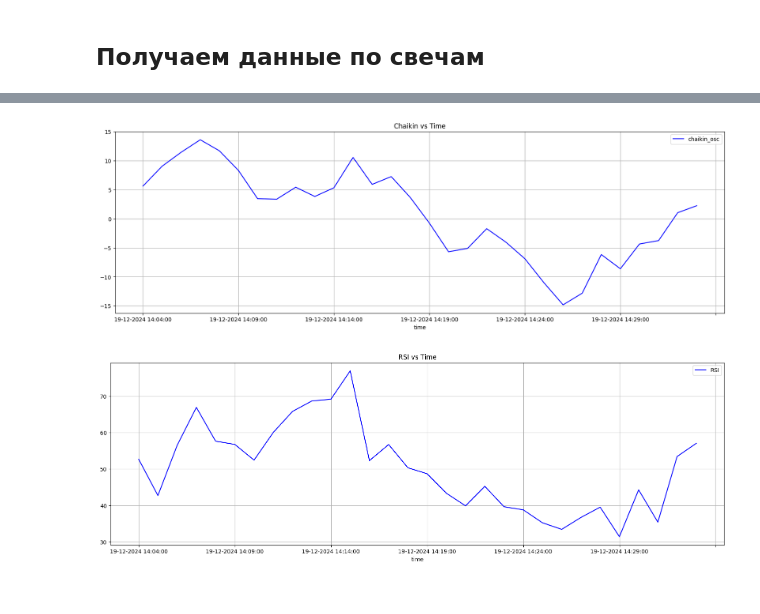
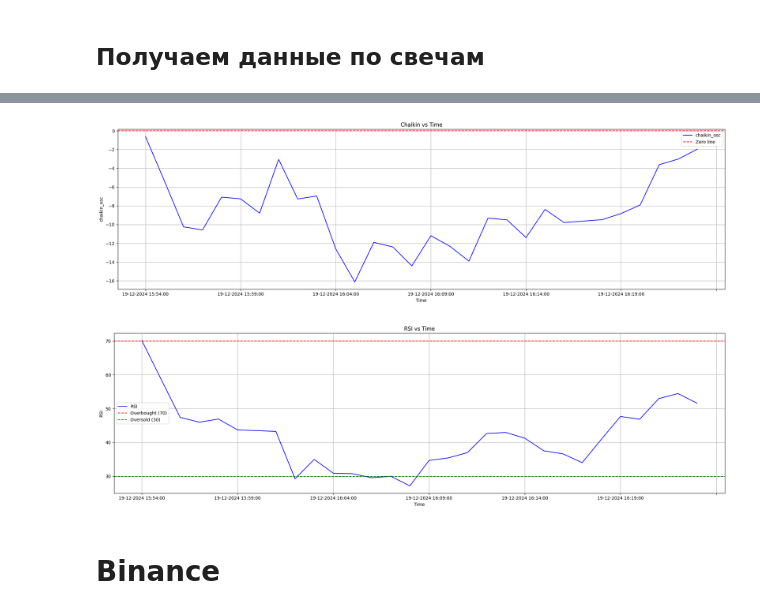
Before and after one commit to Rus-tam/trading_bot_fastapi, a Jupyter notebook: data_analysis/analysis.ipynb, the cells around one changed output, grey strips where cells are left out. Drawn from its saved outputs; the diff is of its cells as text; code cells hidden in the pictures.

```diff
--- a/data_analysis/analysis.ipynb
+++ b/data_analysis/analysis.ipynb
@@ -24,13 +24,13 @@ async def fetch_bybit_data(url, params):
 # %% [markdown]
 ## Функция для получения данных по свечам
 # %%
-async def get_kline(url,  symbol = "BTCUSDT", interval = "1", limit = 25):
+async def get_bybit_kline(url,  symbol = "BTCUSDT", interval = "1", limit = 25):
     params = {
         "category": "spot",
         "symbol": symbol,
         "interval": interval,
         "limit": limit,
     }
-    data = await fetch_bybit_data(url, params)
+    data = await fetch_data(url, params)
 
     return data
@@ -44,9 +55,7 @@ def format_kline_data(data):
     for elem in list:
         formatted_list.append(
             {
-                "time": datetime.fromtimestamp(int(elem[0]) / 1000).strftime(
-                    "%d-%m-%Y %H:%M:%S"
-                ),
+                "time": datetime.fromtimestamp(int(elem[0]) / 1000).strftime("%d-%m-%Y %H:%M:%S"),
                 "open": float(elem[1]),
                 "high": float(elem[2]),
                 "low": float(elem[3]),
@@ -61,7 +88,14 @@ def format_kline_data(data):
 ## Функция для формирования датафрейма
 # %%
 def make_dataframe(data):
+    df = 0
     dataframes = []
+
+    start_time_object = datetime.strptime(data[0]["time"], "%d-%m-%Y %H:%M:%S")
+    end_time_object = datetime.strptime(data[len(data) - 1]["time"], "%d-%m-%Y %H:%M:%S")
+
+    start_time_ms = int(start_time_object.timestamp() * 1000)
+    end_time_ms = int(end_time_object.timestamp() * 1000)
 
     for elem in data:
         elem["open"] = float(elem["open"])
@@ -73,7 +107,10 @@ def make_dataframe(data):
 
     initial_df = pd.concat(dataframes, ignore_index=True)
 
-    df = initial_df.iloc[::-1].reset_index(drop=True)
+    if start_time_ms > end_time_ms:
+        df = initial_df.iloc[::-1].reset_index(drop=True)
+    else:
+        df = initial_df
 
     return df
 # %% [markdown]
@@ -125,8 +162,8 @@ def rsi(df, period):
 # %%
 url = "https://api.bybit.com/v5/market/kline"
 
-kline_data = await get_kline(url, symbol="BTCUSDT", interval=1, limit=1000)
-klines = format_kline_data(kline_data)
+kline_data = await get_bybit_kline(url, symbol="BTCUSDT", interval=1, limit=1000)
+klines = format_kline_data(kline_data["result"])
 
 klines_df_0 = make_dataframe(klines)
 
@@ -159,15 +196,25 @@ print(klines_df_2[["time", "open", "close", "volume", "chaikin_osc", "RSI"]])
 # %%
 klines_df_2[-30:].plot(
     x='time',
     y='chaikin_osc',
     figsize=(20, 6),  # Размер графика
     title='Chaikin vs Time',  # Заголовок
     color='blue',  # Цвет линии
     linewidth=1.5,  # Толщина линии
     grid=True  # Включить сетку
 );
+
+# Добавление уровней 0
+plt.axhline(0, color='red', linestyle='--', label='Zero line')
+
+
+plt.legend()
+plt.xlabel('Time')
+plt.ylabel('chaikin_osc')
+plt.tight_layout()
+plt.show()
 # %% [output]
-[figure, old version]
+[figure, new version]
 # %%
 klines_df_2[-30:].plot(
     x='time',
@@ -178,5 +225,17 @@ klines_df_2[-30:].plot(
     linewidth=1.5,  # Толщина линии
     grid=True  # Включить сетку
 );
+
+# Добавление уровней 70 и 30
+plt.axhline(70, color='red', linestyle='--', label='Overbought (70)')
+plt.axhline(30, color='green', linestyle='--', label='Oversold (30)')
+
+plt.legend()
+plt.xlabel('Time')
+plt.ylabel('RSI')
+plt.tight_layout()
+plt.show()
 # %% [output]
-[figure, old version]
+[figure, new version]
+# %% [markdown]
+# Binance
```
Also changed, not shown: parts of 8 cells of this notebook.
